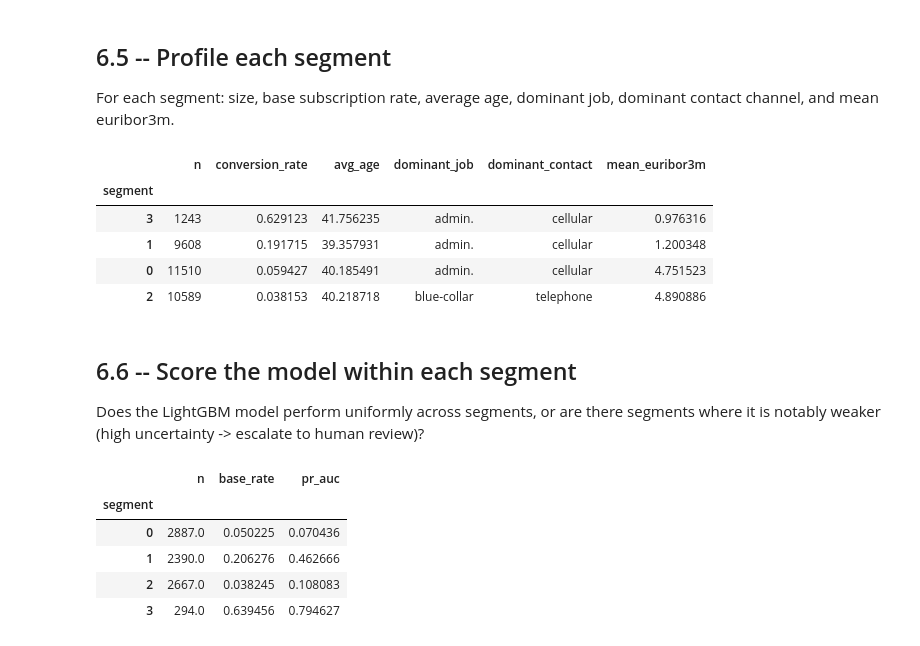
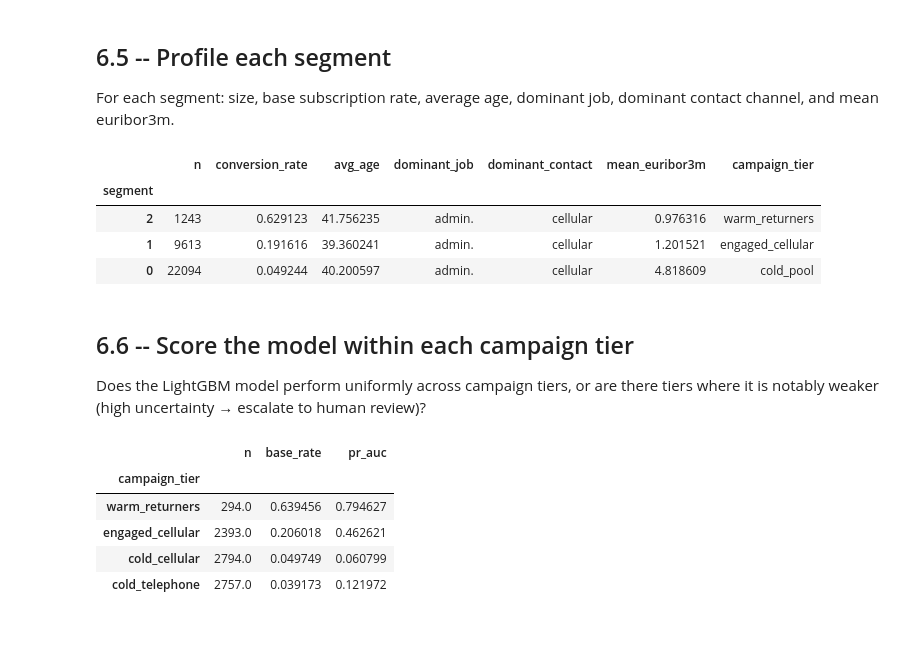
Before and after one commit to Jasper040/Project-4-prediction-framework, a Jupyter notebook: notebooks/06_segmentation.ipynb, the cells around one changed output. Cells and saved outputs as stored; diff of their text form; code cells hidden in the pictures.

```diff
--- a/notebooks/06_segmentation.ipynb
+++ b/notebooks/06_segmentation.ipynb
@@ -134,5 +134,5 @@ k=3 would merge the two low-conversion segments (cellular vs. telephone cold), e
 # %%
-K = 4  # chosen from the diagnostic above (elbow + silhouette)
+K = 3  # chosen from the diagnostic above (silhouette favours k=2/k=3; k=4 halves silhouette without adding structure)
 kmeans = KMeans(n_clusters=K, random_state=config.RANDOM_SEED, n_init=10)
 train_segments = kmeans.fit_predict(X_train_t)
 test_segments  = kmeans.predict(X_test_t)
@@ -163,32 +220,34 @@ dominant contact channel, and mean euribor3m.
 # %%
 train_with_seg = train_df.assign(segment=train_segments)
 
 profile = (
-    train_with_seg.groupby("segment")
+    train_with_seg.groupby('segment')
     .agg(
-        n                = (config.TARGET_COL, "size"),
-        conversion_rate  = (config.TARGET_COL, "mean"),
-        avg_age          = ("age", "mean"),
-        dominant_job     = ("job",     lambda s: s.mode().iloc[0]),
-        dominant_contact = ("contact", lambda s: s.mode().iloc[0]),
-        mean_euribor3m   = ("euribor3m", "mean"),
+        n                = (config.TARGET_COL, 'size'),
+        conversion_rate  = (config.TARGET_COL, 'mean'),
+        avg_age          = ('age', 'mean'),
+        dominant_job     = ('job',     lambda s: s.mode().iloc[0]),
+        dominant_contact = ('contact', lambda s: s.mode().iloc[0]),
+        mean_euribor3m   = ('euribor3m', 'mean'),
     )
-    .sort_values("conversion_rate", ascending=False)
+    .sort_values('conversion_rate', ascending=False)
 )
-profile.to_csv(config.TABLES_DIR / "segment_profiles.csv")
+
+# Map each k-means segment to its campaign tier label (cold splits into two tiers in 6.4b)
+tier_map = {warm_seg: 'warm_returners', engaged_seg: 'engaged_cellular', cold_seg: 'cold_pool'}
+profile['campaign_tier'] = profile.index.map(tier_map)
+profile.to_csv(config.TABLES_DIR / 'segment_profiles.csv')
 profile
 # %% [output]
-|  | n | conversion_rate | avg_age | dominant_job | dominant_contact | mean_euribor3m |
-| segment |  |  |  |  |  |  |
-| 3 | 1243 | 0.629123 | 41.756235 | admin. | cellular | 0.976316 |
-| 1 | 9608 | 0.191715 | 39.357931 | admin. | cellular | 1.200348 |
-| 0 | 11510 | 0.059427 | 40.185491 | admin. | cellular | 4.751523 |
-| 2 | 10589 | 0.038153 | 40.218718 | blue-collar | telephone | 4.890886 |
+|  | n | conversion_rate | avg_age | dominant_job | dominant_contact | mean_euribor3m | campaign_tier |
+| segment |  |  |  |  |  |  |  |
+| 2 | 1243 | 0.629123 | 41.756235 | admin. | cellular | 0.976316 | warm_returners |
+| 1 | 9613 | 0.191616 | 39.360241 | admin. | cellular | 1.201521 | engaged_cellular |
+| 0 | 22094 | 0.049244 | 40.200597 | admin. | cellular | 4.818609 | cold_pool |
 # %% [markdown]
-## 6.6 -- Score the model within each segment
+## 6.6 -- Score the model within each campaign tier
 
-Does the LightGBM model perform uniformly across segments, or are there
-segments where it is notably weaker (high uncertainty -> escalate to human review)?
+Does the LightGBM model perform uniformly across campaign tiers, or are there tiers where it is notably weaker (high uncertainty → escalate to human review)?
 # %%
 import joblib
 from sklearn.metrics import average_precision_score
@@ -196,9 +255,9 @@ from sklearn.metrics import average_precision_score
 lgbm_artifact = joblib.load(config.MODELS_DIR / 'improved_lgbm.joblib')
 lgbm_proba = lgbm_artifact['proba_test']
 
-test_with_seg = test_df.assign(segment=test_segments, proba=lgbm_proba)
+test_with_tier = test_df.assign(campaign_tier=test_tiers, proba=lgbm_proba)
 
-def _segment_perf(g):
+def _tier_perf(g):
     pr_auc = (
         average_precision_score(g[config.TARGET_COL], g['proba'])
         if g[config.TARGET_COL].nunique() > 1
@@ -206,16 +265,21 @@ def _segment_perf(g):
     )
     return pd.Series({'n': len(g), 'base_rate': g[config.TARGET_COL].mean(), 'pr_auc': pr_auc})
 
-perf_by_segment = test_with_seg.groupby('segment').apply(_segment_perf)
-perf_by_segment.to_csv(config.TABLES_DIR / 'segment_model_perf.csv')
-perf_by_segment
+TIER_ORDER = ['warm_returners', 'engaged_cellular', 'cold_cellular', 'cold_telephone']
+perf_by_tier = (
+    test_with_tier.groupby('campaign_tier')
+    .apply(_tier_perf, include_groups=False)
+    .reindex(TIER_ORDER)
+)
+perf_by_tier.to_csv(config.TABLES_DIR / 'segment_model_perf.csv')
+perf_by_tier
 # %% [output]
 |  | n | base_rate | pr_auc |
-| segment |  |  |  |
-| 0 | 2887.0 | 0.050225 | 0.070436 |
-| 1 | 2390.0 | 0.206276 | 0.462666 |
-| 2 | 2667.0 | 0.038245 | 0.108083 |
-| 3 | 294.0 | 0.639456 | 0.794627 |
+| campaign_tier |  |  |  |
+| warm_returners | 294.0 | 0.639456 | 0.794627 |
+| engaged_cellular | 2393.0 | 0.206018 | 0.462621 |
+| cold_cellular | 2794.0 | 0.049749 | 0.060799 |
+| cold_telephone | 2757.0 | 0.039173 | 0.121972 |
 # %% [markdown]
 ## 6.7 -- Persona narratives (slide-ready)
 
```
Also changed, not shown: parts of 5 cells of this notebook, 4 other files.
